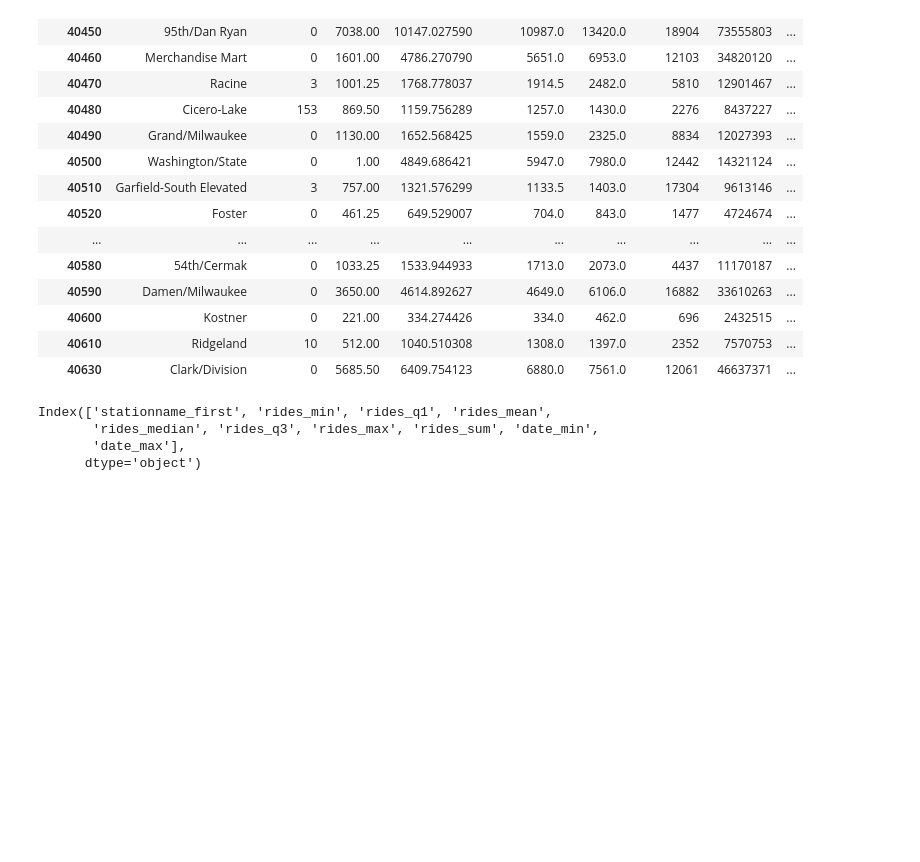
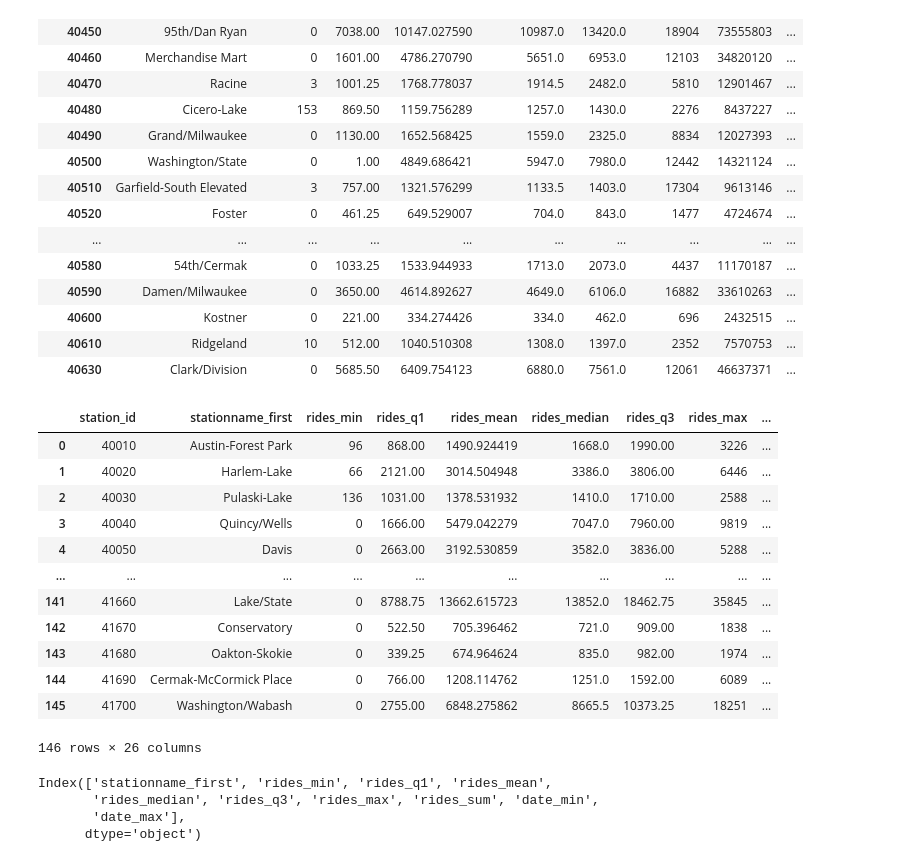
Before and after one commit to travisdoesmath/cta-ridership, a Jupyter notebook: Untitled.ipynb, the cells around one changed output. Saved outputs shown, nothing was run; the diff lists cells and outputs as text; code cells hidden in the pictures; blank space fills up the shorter version.

```diff
--- a/Untitled.ipynb
+++ b/Untitled.ipynb
@@ -150,7 +150,21 @@ rides_by_station.iloc[40:60]
 | 40610 | Ridgeland | 10 | 512.00 | 1040.510308 | 1308.0 | 1397.0 | 2352 | 7570753 | ... |
 | 40630 | Clark/Division | 0 | 5685.50 | 6409.754123 | 6880.0 | 7561.0 | 12061 | 46637371 | ... |
 # %%
-pd.merge(rides_by_station.reset_index(), l_stations_df, how='left', left_on='station_id', right_on='MAP_ID').to_clipboard()
+pd.merge(rides_by_station.reset_index(), l_stations_df, how='left', left_on='station_id', right_on='MAP_ID')
+# %% [output]
+|  | station_id | stationname_first | rides_min | rides_q1 | rides_mean | rides_median | rides_q3 | rides_max | ... |
+| 0 | 40010 | Austin-Forest Park | 96 | 868.00 | 1490.924419 | 1668.0 | 1990.00 | 3226 | ... |
+| 1 | 40020 | Harlem-Lake | 66 | 2121.00 | 3014.504948 | 3386.0 | 3806.00 | 6446 | ... |
+| 2 | 40030 | Pulaski-Lake | 136 | 1031.00 | 1378.531932 | 1410.0 | 1710.00 | 2588 | ... |
+| 3 | 40040 | Quincy/Wells | 0 | 1666.00 | 5479.042279 | 7047.0 | 7960.00 | 9819 | ... |
+| 4 | 40050 | Davis | 0 | 2663.00 | 3192.530859 | 3582.0 | 3836.00 | 5288 | ... |
+| ... | ... | ... | ... | ... | ... | ... | ... | ... | ... |
+| 141 | 41660 | Lake/State | 0 | 8788.75 | 13662.615723 | 13852.0 | 18462.75 | 35845 | ... |
+| 142 | 41670 | Conservatory | 0 | 522.50 | 705.396462 | 721.0 | 909.00 | 1838 | ... |
+| 143 | 41680 | Oakton-Skokie | 0 | 339.25 | 674.964624 | 835.0 | 982.00 | 1974 | ... |
+| 144 | 41690 | Cermak-McCormick Place | 0 | 766.00 | 1208.114762 | 1251.0 | 1592.00 | 6089 | ... |
+| 145 | 41700 | Washington/Wabash | 0 | 2755.00 | 6848.275862 | 8665.5 | 10373.25 | 18251 | ... |
+146 rows × 26 columns
 # %%
 rides_by_station.columns
 # %% [output]
```
Also changed, not shown: 3 other files.
